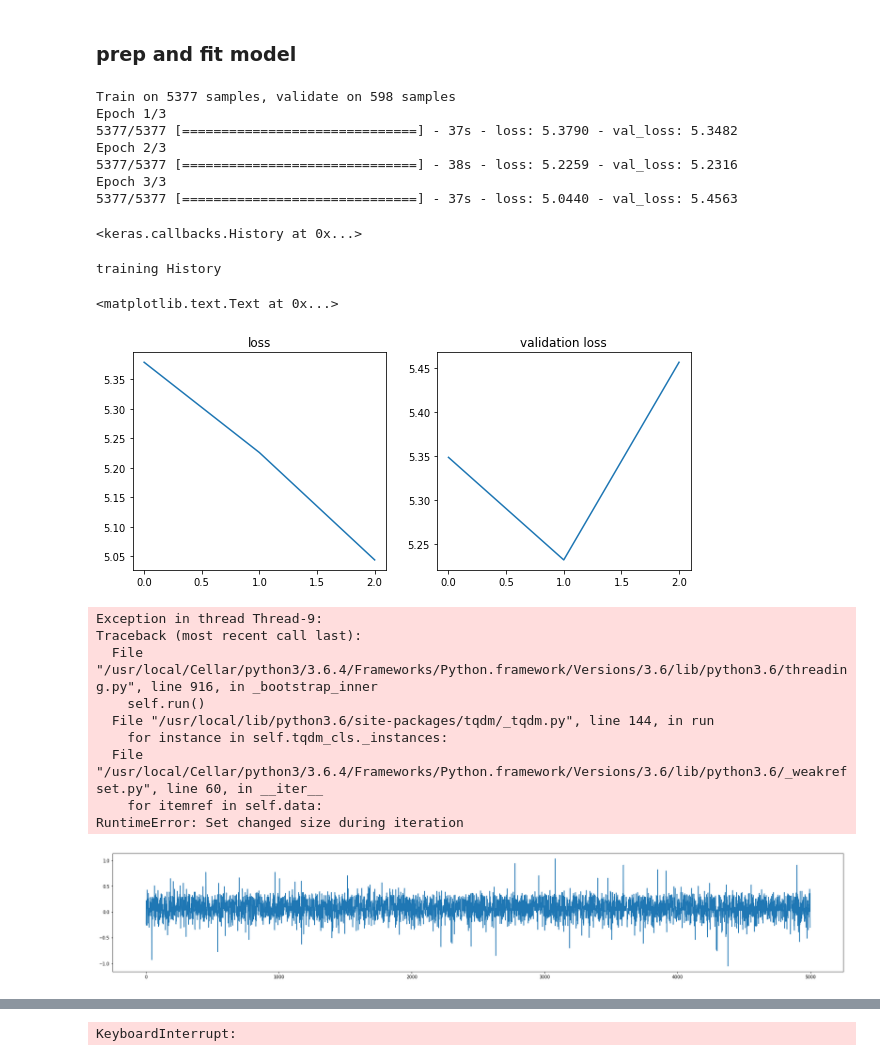
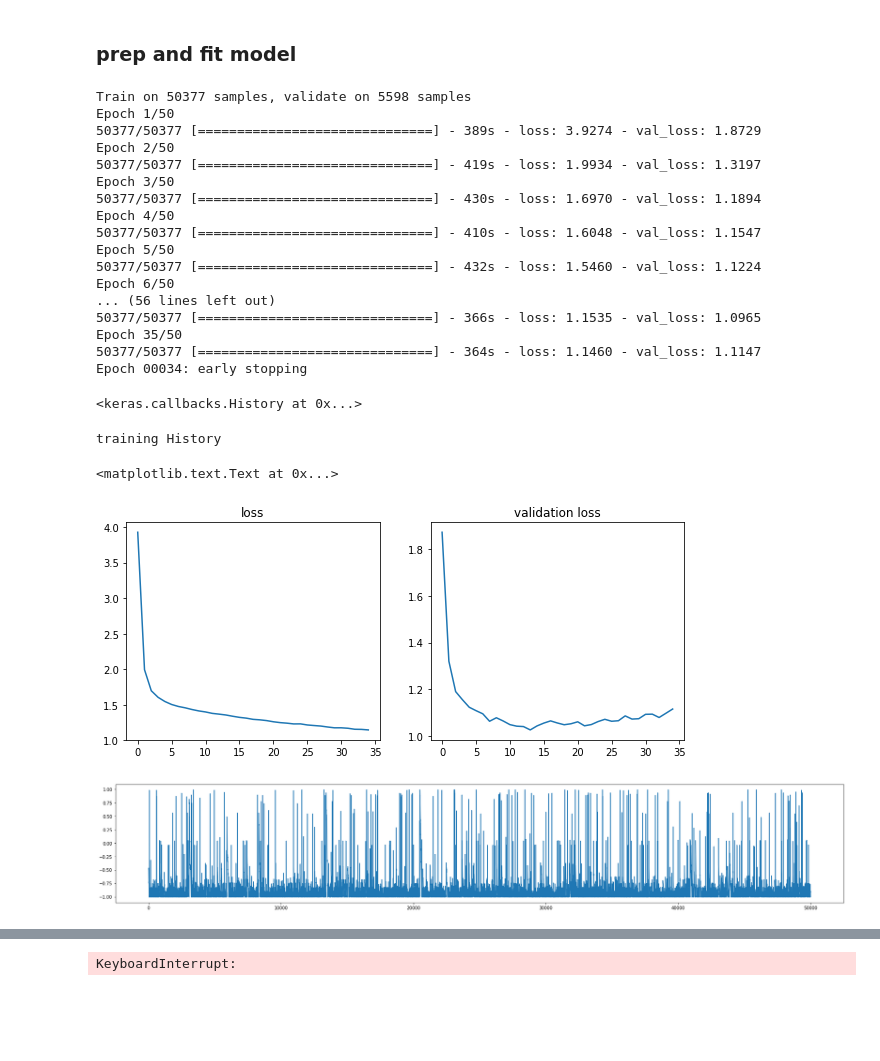
Before and after one commit to jonasdebeukelaer/teknoo, a Jupyter notebook: 4. keras_audio_generation/keras_lstm_audio.ipynb, the cells around one changed output, grey strips where cells are left out. Cells and saved outputs as stored; diff of their text form; code cells hidden in the pictures; blank space fills up the shorter version.

Commit message:
completed keras_audio_generation tutorial. next: run on aws to be able to manipulate in more reasonable amounts of time

```diff
--- a/4. keras_audio_generation/keras_lstm_audio.ipynb
+++ b/4. keras_audio_generation/keras_lstm_audio.ipynb
@@ -22,11 +22,11 @@ if track_path.endswith("mp3"):
 # %% [markdown]
 ### now get to work
 # %%
-sample_rate = 128000
+sample_rate = 64000
 y, _ = librosa.load(track_path, sr=sample_rate, mono=True)
 print(y.shape)
 
-y = y[500000:650000]
+y = y[500000:780000]
 
 min_y = np.min(y)
 max_y = np.max(y)
@@ -105,16 +114,26 @@ csv_logger = CSVLogger('training_audio.log')
 escb = EarlyStopping(monitor='val_loss', patience=20, verbose=1)
 checkpoint = ModelCheckpoint('models/audio-{epoch:02d}-{val_loss:.2f}.hdf5', monitor='val_loss', verbose=1, period=2)
 
-model.fit(samples, next_sample, shuffle=True, batch_size=256, verbose=1, validation_split=0.1, epochs=3,
+model.fit(samples, next_sample, shuffle=True, batch_size=256, verbose=1, validation_split=0.1, epochs=50,
           callbacks=[csv_logger, escb, checkpoint])
 # %% [output]
-Train on 5377 samples, validate on 598 samples
-Epoch 1/3
-5377/5377 [==============================] - 37s - loss: 5.3790 - val_loss: 5.3482
-Epoch 2/3
-5377/5377 [==============================] - 38s - loss: 5.2259 - val_loss: 5.2316
-Epoch 3/3
-5377/5377 [==============================] - 37s - loss: 5.0440 - val_loss: 5.4563
+Train on 50377 samples, validate on 5598 samples
+Epoch 1/50
+50377/50377 [==============================] - 389s - loss: 3.9274 - val_loss: 1.8729
+Epoch 2/50
+50377/50377 [==============================] - 419s - loss: 1.9934 - val_loss: 1.3197
+Epoch 3/50
+50377/50377 [==============================] - 430s - loss: 1.6970 - val_loss: 1.1894
+Epoch 4/50
+50377/50377 [==============================] - 410s - loss: 1.6048 - val_loss: 1.1547
+Epoch 5/50
+50377/50377 [==============================] - 432s - loss: 1.5460 - val_loss: 1.1224
+Epoch 6/50
+... (56 lines left out)
+50377/50377 [==============================] - 366s - loss: 1.1535 - val_loss: 1.0965
+Epoch 35/50
+50377/50377 [==============================] - 364s - loss: 1.1460 - val_loss: 1.1147
+Epoch 00034: early stopping
 <keras.callbacks.History at 0x...>
 # %%
 print("training History")
@@ -128,7 +147,7 @@ ax2.set_title('validation loss')
 # %% [output]
 training History
 <matplotlib.text.Text at 0x...>
-[figure, old version]
+[figure, new version]
 # %%
 from IPython.display import display
 
@@ -142,44 +161,35 @@ def sample(preds, temperature=1.0, min_value=0, max_value=1):
     v = np.argmax(probas)/float(probas.shape[1])
     return v * (max_value - min_value) + min_value
 
-for start in range(5000, 30000, 10000):
+for start in range(50000, 300000, 100000):
     seq = y[start: maxlen]
     seq_matrix = np.zeros((maxlen, nb_output), dtype=bool)
     for i,s in enumerate(seq):
         sample_ = int(s * (nb_output - 1)) # 0-255
         seq_matrix[i, sample_] = True
 
-    for i in tqdm(range(5000)):
+    for i in tqdm(range(50000)):
         z = model.predict(seq_matrix.reshape((1, maxlen, nb_output)))
         s = sample(z[0], 1.0)
         seq = np.append(seq, s)
 
         sample_ = int(s * (nb_output - 1))
         seq_vec = np.zeros(nb_output, dtype=bool)
         seq_vec [sample_] = True
 
         seq_matrix = np.vstack((seq_matrix, seq_vec))
         seq_matrix = seq_matrix[1:]
 
     # scale back
     seq = seq * (max_y - min_y) + min_y
 
     # plot
     plt.figure(figsize=(30,5))
     plt.plot(seq.transpose())
     plt.show()
 
     display(Audio(seq, rate=sample_rate))
 # %% [output]
-Exception in thread Thread-9:
-Traceback (most recent call last):
-  File "/usr/local/Cellar/python3/3.6.4/Frameworks/Python.framework/Versions/3.6/lib/python3.6/threading.py", line 916, in _bootstrap_inner
-    self.run()
-  File "/usr/local/lib/python3.6/site-packages/tqdm/_tqdm.py", line 144, in run
-    for instance in self.tqdm_cls._instances:
-  File "/usr/local/Cellar/python3/3.6.4/Frameworks/Python.framework/Versions/3.6/lib/python3.6/_weakrefset.py", line 60, in __iter__
-    for itemref in self.data:
-RuntimeError: Set changed size during iteration
-[figure, old version]
+[figure, new version]
 [interactive output not drawn]
-KeyboardInterrupt:
+KeyboardInterrupt:
```
Also changed, not shown: parts of 4 cells of this notebook, 1 other file.
